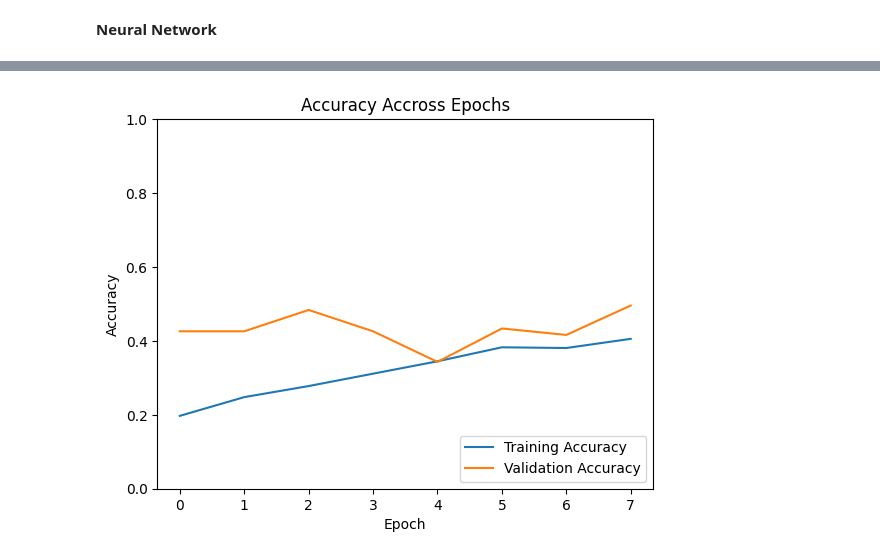
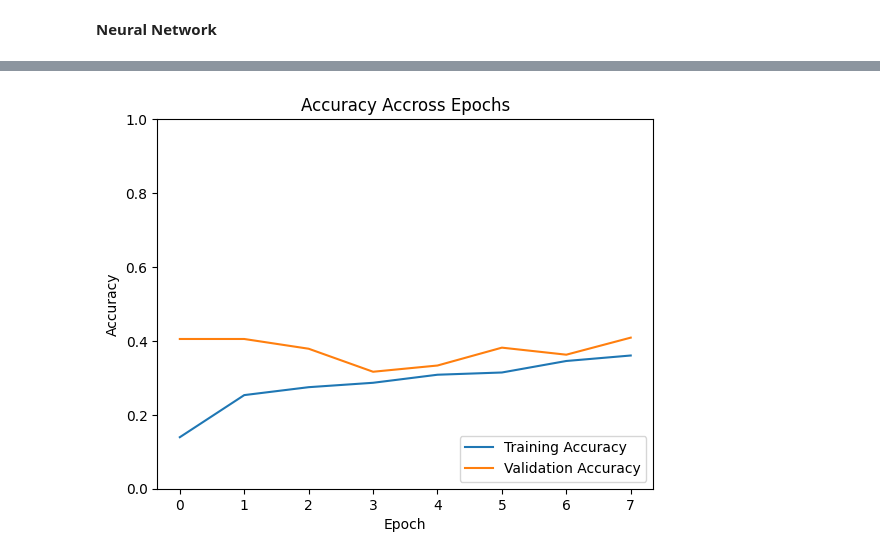
Before and after one commit to zfenton/UCBMIDS_W207_finalProject, a Jupyter notebook: ekg_classification.ipynb, the cells around one changed output, grey strips where cells are left out. Drawn from its saved outputs; the diff is of its cells as text; code cells hidden in the pictures.

Commit message:
use correct metric

```diff
--- a/ekg_classification.ipynb
+++ b/ekg_classification.ipynb
@@ -374,7 +374,7 @@ model.add(layers.Dense(12, activation='softmax'))
 # Compile the model.
 model.compile(optimizer='adam',
                 loss='binary_crossentropy',
-                metrics=['accuracy'])
+                metrics=['categorical_accuracy'])
 
 # Fit the model to the training data and validate with the validation data.
 history = model.fit(X_train, y_train, epochs=8, batch_size=32, validation_data=(X_val, y_val))
@@ -404,12 +404,12 @@ Epoch 8/8
 # %%
 # Plot the training and validation accuracy across epochs of training.
-plt.plot(history.history['accuracy'], label='Training Accuracy') # Plot the training accuracy.
-plt.plot(history.history['val_accuracy'], label = 'Validation Accuracy') # Plot the validation accuracy.
+plt.plot(history.history['categorical_accuracy'], label='Training Accuracy') # Plot the training accuracy.
+plt.plot(history.history['val_categorical_accuracy'], label = 'Validation Accuracy') # Plot the validation accuracy.
 plt.xlabel('Epoch') # Set the x label.
 plt.ylabel('Accuracy') # Set the y label.
 plt.title('Accuracy Accross Epochs') # Set the title.
 plt.ylim([0, 1]) # Update the y range.
 plt.legend(loc='lower right') # Add the legend.
 plt.show() # Display the plot.
 # %% [output]
-[figure, old version]
+[figure, new version]
```
Also changed, not shown: parts of 18 cells of this notebook.
